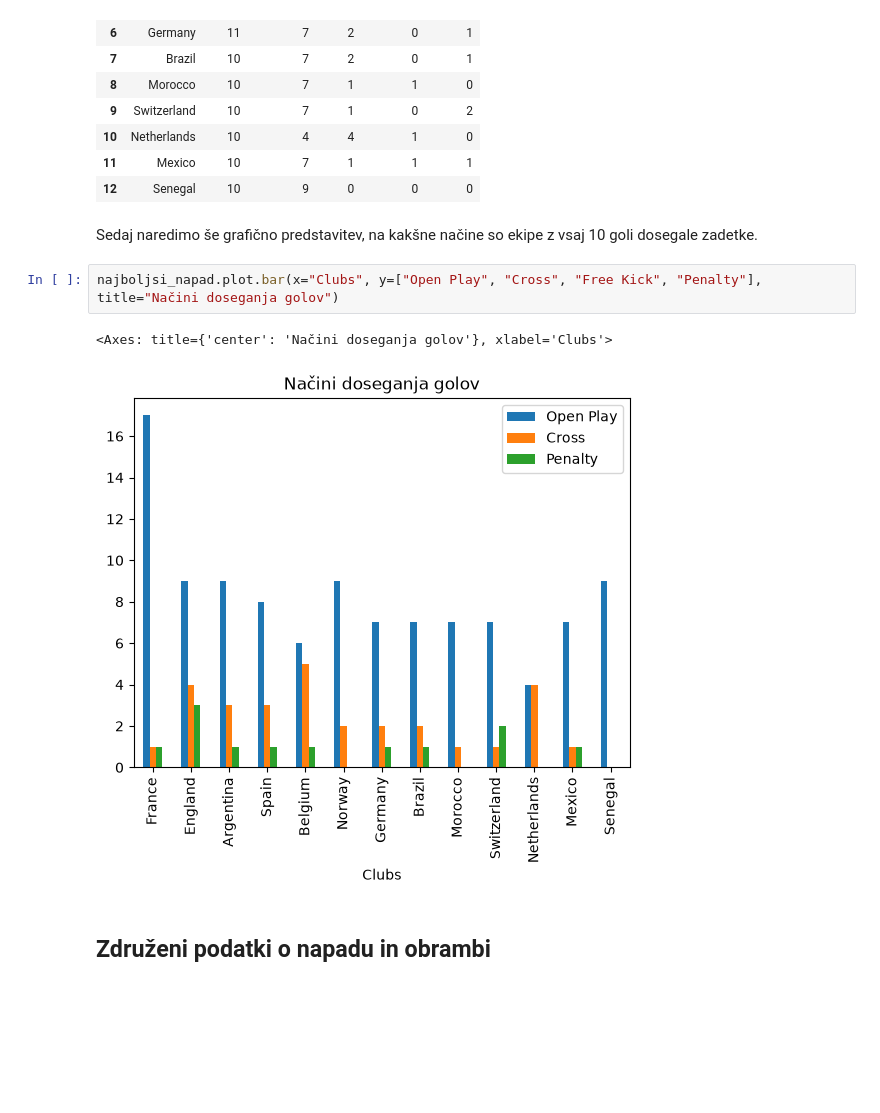
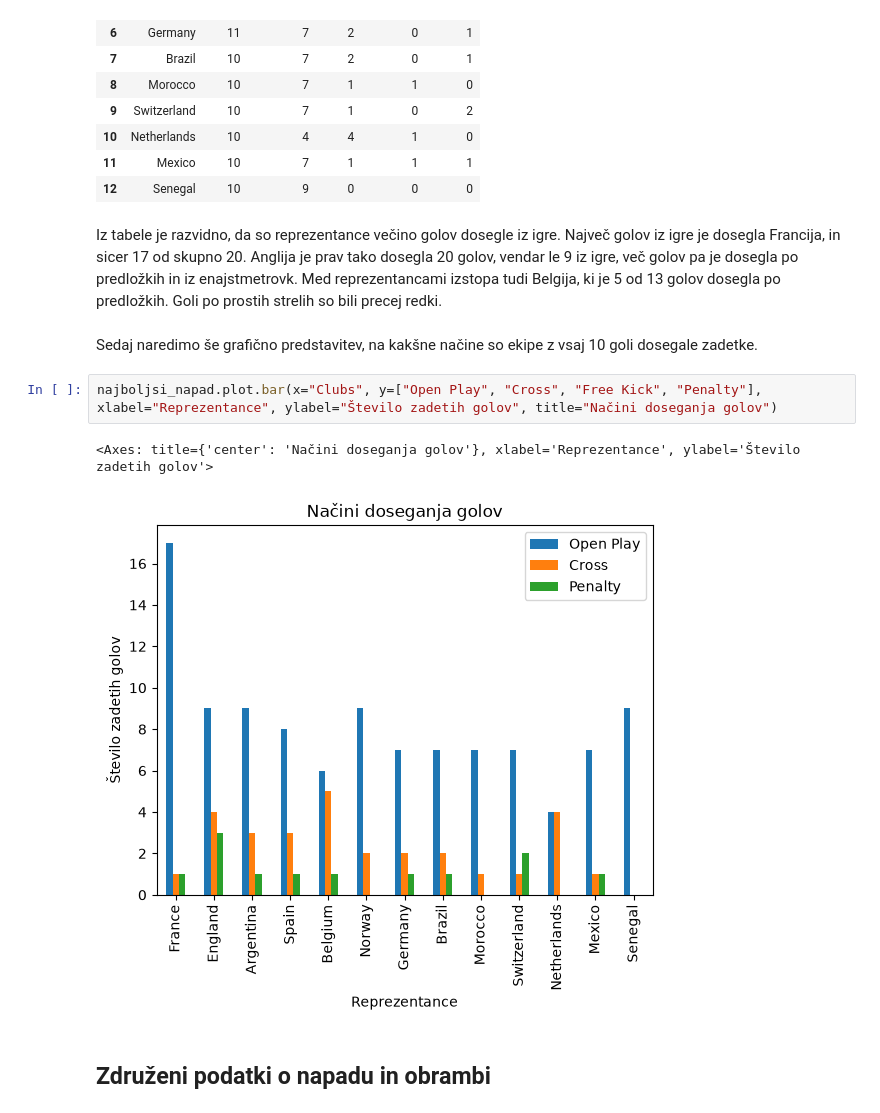
Before and after one commit to zalakmetic/UVP_projektna_naloga, a Jupyter notebook: analiza.ipynb, the cells around one changed output. Cells and saved outputs as stored; diff of their text form; blank space fills up the shorter version.

```diff
--- a/analiza.ipynb
+++ b/analiza.ipynb
@@ -331,13 +333,15 @@ najboljsi_napad[["Clubs", "Goals", "Open Play", "Cross", "Free Kick", "Penalty"]
 | 10 | Netherlands | 10 | 4 | 4 | 1 | 0 |
 | 11 | Mexico | 10 | 7 | 1 | 1 | 1 |
 | 12 | Senegal | 10 | 9 | 0 | 0 | 0 |
+# %% [markdown]
+Iz tabele je razvidno, da so reprezentance večino golov dosegle iz igre. Največ golov iz igre je dosegla Francija, in sicer 17 od skupno 20. Anglija je prav tako dosegla 20 golov, vendar le 9 iz igre, več golov pa je dosegla po predložkih in iz enajstmetrovk. Med reprezentancami izstopa tudi Belgija, ki je 5 od 13 golov dosegla po predložkih. Goli po prostih strelih so bili precej redki.
 # %% [markdown]
 Sedaj naredimo še grafično predstavitev, na kakšne načine so ekipe z vsaj 10 goli dosegale zadetke.
 # %%
-najboljsi_napad.plot.bar(x="Clubs", y=["Open Play", "Cross", "Free Kick", "Penalty"], title="Načini doseganja golov")
+najboljsi_napad.plot.bar(x="Clubs", y=["Open Play", "Cross", "Free Kick", "Penalty"], xlabel="Reprezentance", ylabel="Število zadetih golov", title="Načini doseganja golov")
 # %% [output]
-<Axes: title={'center': 'Načini doseganja golov'}, xlabel='Clubs'>
+<Axes: title={'center': 'Načini doseganja golov'}, xlabel='Reprezentance', ylabel='Število zadetih golov'>
-[figure, old version]
+[figure, new version]
 # %% [markdown]
 ## Združeni podatki o napadu in obrambi
 # %% [markdown]
```
Also changed, not shown: parts of 23 cells of this notebook.
